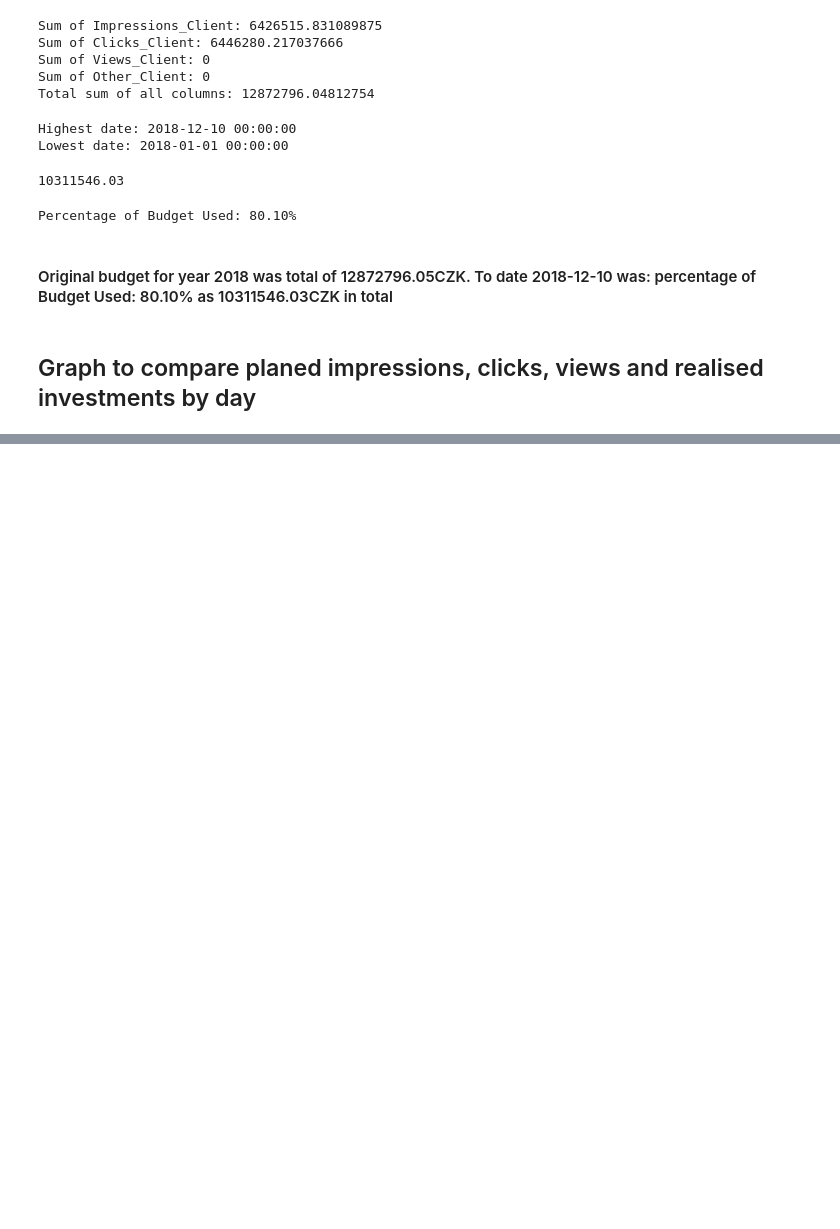
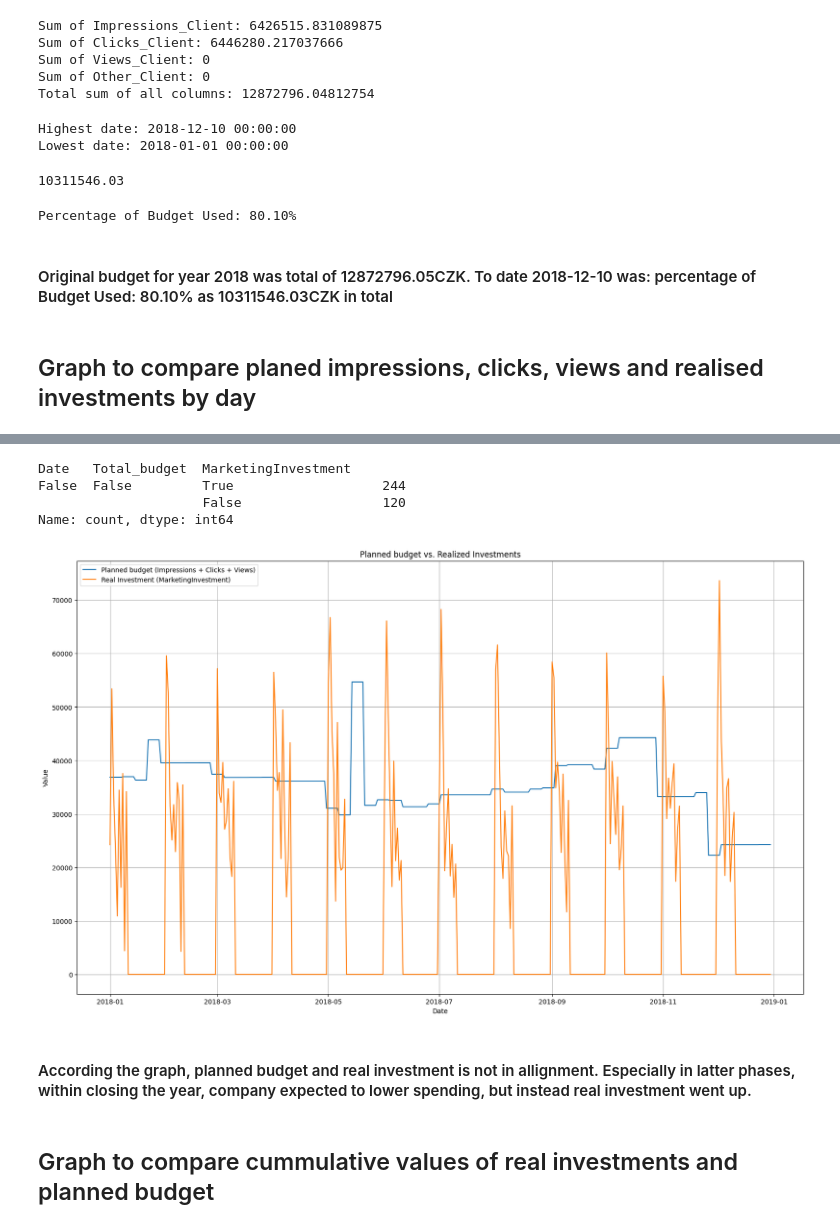
Before and after one commit to Tap4J/PublicisGroupe, a Jupyter notebook: PublicisSolution.ipynb, the cells around one changed output, grey strips where cells are left out. Drawn from its saved outputs; the diff is of its cells as text; code cells hidden in the pictures; blank space fills up the shorter version.

```diff
--- a/PublicisSolution.ipynb
+++ b/PublicisSolution.ipynb
@@ -308,0 +278,5 @@ plt.show()
+# %%
+plan_df['Total_budget'] = plan_df['Impressions_Client'] + plan_df['Clicks_Client'] + plan_df['Views_Client']
+plan_df_total_budget = plan_df.groupby('Date')['Total_budget'].sum().reset_index()
+# %%
+postbuy_df_total = postbuy_df.groupby('Date')['MarketingInvestment'].sum().reset_index()
@@ -308,0 +285,29 @@ plt.show()
+# %%
+merged_df.isna().value_counts()
+# %% [output]
+Date   Total_budget  MarketingInvestment
+False  False         True                   244
+                     False                  120
+Name: count, dtype: int64
+# %%
+merged_df = pd.merge(plan_df_total_budget, postbuy_df_total, on='Date', how='outer').fillna(0)
+# %%
+plt.figure(figsize=(20,12))
+
+sns.lineplot(data=merged_df, x='Date', y='Total_budget', label='Planned budget (Impressions + Clicks + Views)')
+sns.lineplot(data=merged_df, x='Date', y='MarketingInvestment', label='Real Investment (MarketingInvestment)')
+
+
+plt.title('Planned budget vs. Realized Investments')
+plt.xlabel('Date')
+plt.ylabel('Value')
+plt.legend()
+plt.grid(True)
+
+plt.show()
+# %% [output]
+[figure, added]
+# %% [markdown]
+#### According the graph, planned budget and real investment is not in allignment. Especially in latter phases, within closing the year, company expected to lower spending, but instead real investment went up.
+# %% [markdown]
+## Graph to compare cummulative values of real investments and planned budget
```
Also changed, not shown: parts of 16 cells of this notebook.
